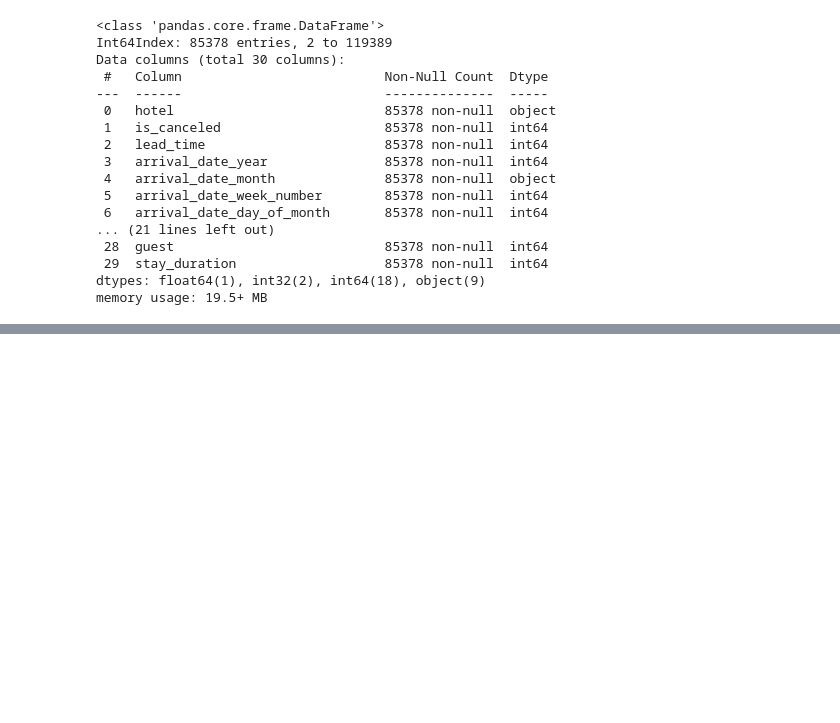
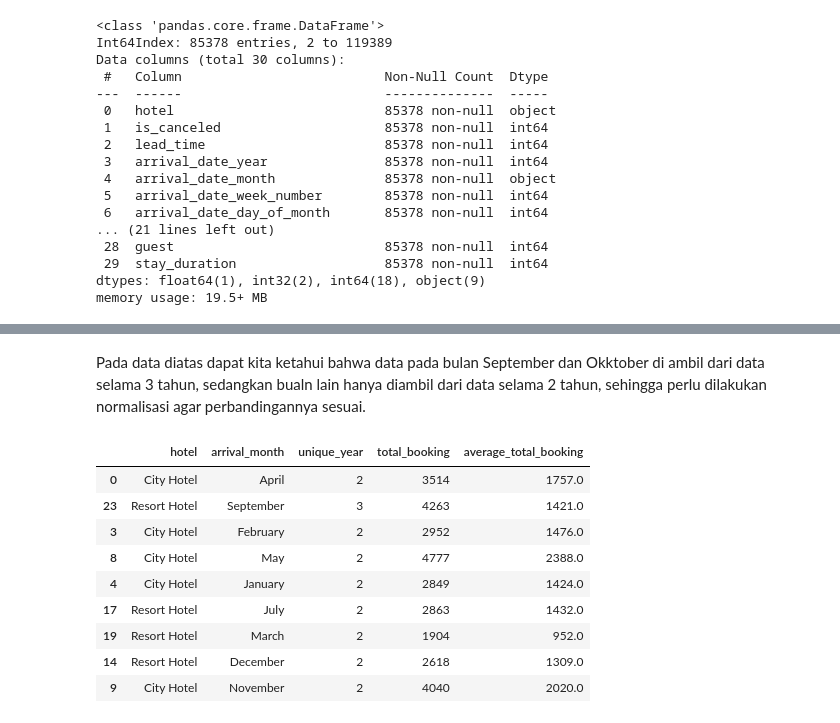
Before and after one commit to masendhy/investigate_hotel_business, a Jupyter notebook: Investigate_Hotel_Business.ipynb, the cells around one changed output, grey strips where cells are left out. Cells and saved outputs as stored; diff of their text form; code cells hidden in the pictures; blank space fills up the shorter version.

```diff
--- a/Investigate_Hotel_Business.ipynb
+++ b/Investigate_Hotel_Business.ipynb
@@ -248,0 +279,17 @@ memory usage: 19.5+ MB
+# %% [markdown]
+Pada data diatas dapat kita ketahui bahwa data pada bulan September dan Okktober di ambil dari data selama 3 tahun, sedangkan bualn lain hanya diambil dari data selama 2 tahun, sehingga perlu dilakukan normalisasi agar perbandingannya sesuai.
+# %%
+# normalize total booking by month in different year
+df2_group['average_total_booking'] = round(df2_group['total_booking'] / df2_group['unique_year'])
+df2_group.sample(9)
+# %% [output]
+|  | hotel | arrival_month | unique_year | total_booking | average_total_booking |
+| 0 | City Hotel | April | 2 | 3514 | 1757.0 |
+| 23 | Resort Hotel | September | 3 | 4263 | 1421.0 |
+| 3 | City Hotel | February | 2 | 2952 | 1476.0 |
+| 8 | City Hotel | May | 2 | 4777 | 2388.0 |
+| 4 | City Hotel | January | 2 | 2849 | 1424.0 |
+| 17 | Resort Hotel | July | 2 | 2863 | 1432.0 |
+| 19 | Resort Hotel | March | 2 | 1904 | 952.0 |
+| 14 | Resort Hotel | December | 2 | 2618 | 1309.0 |
+| 9 | City Hotel | November | 2 | 4040 | 2020.0 |
```
Also changed, not shown: parts of 12 cells of this notebook, 1 other file.
